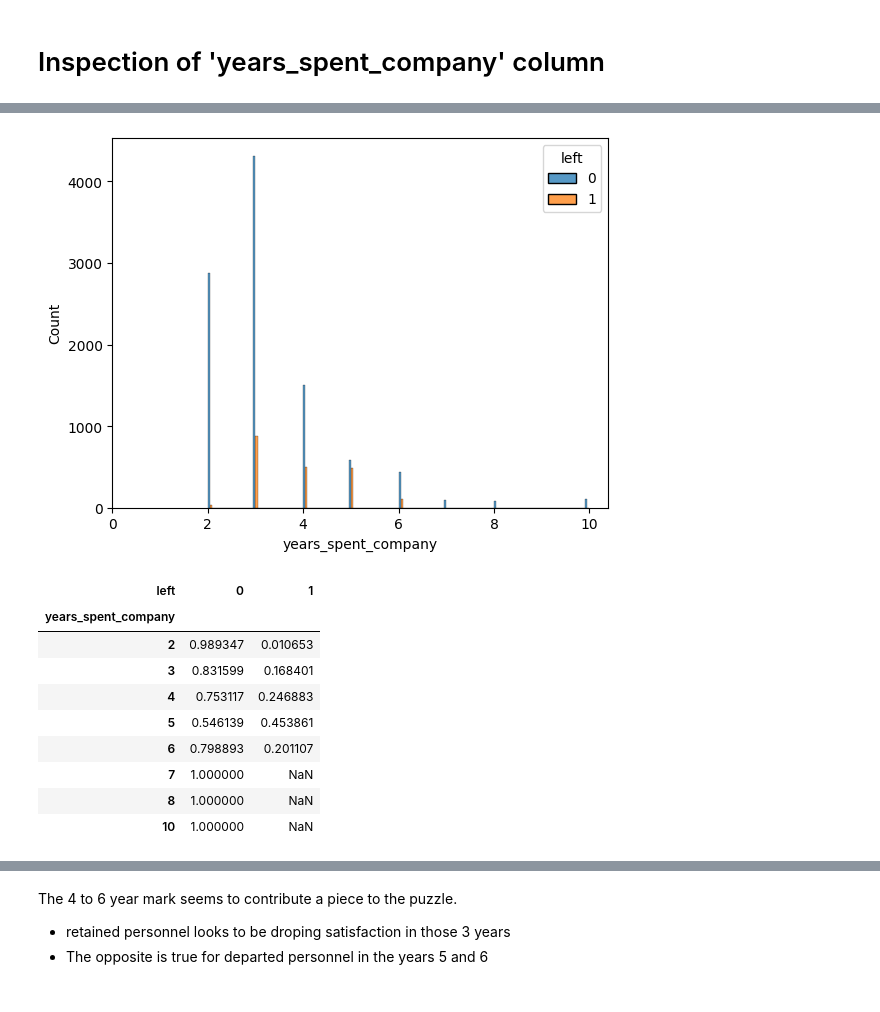
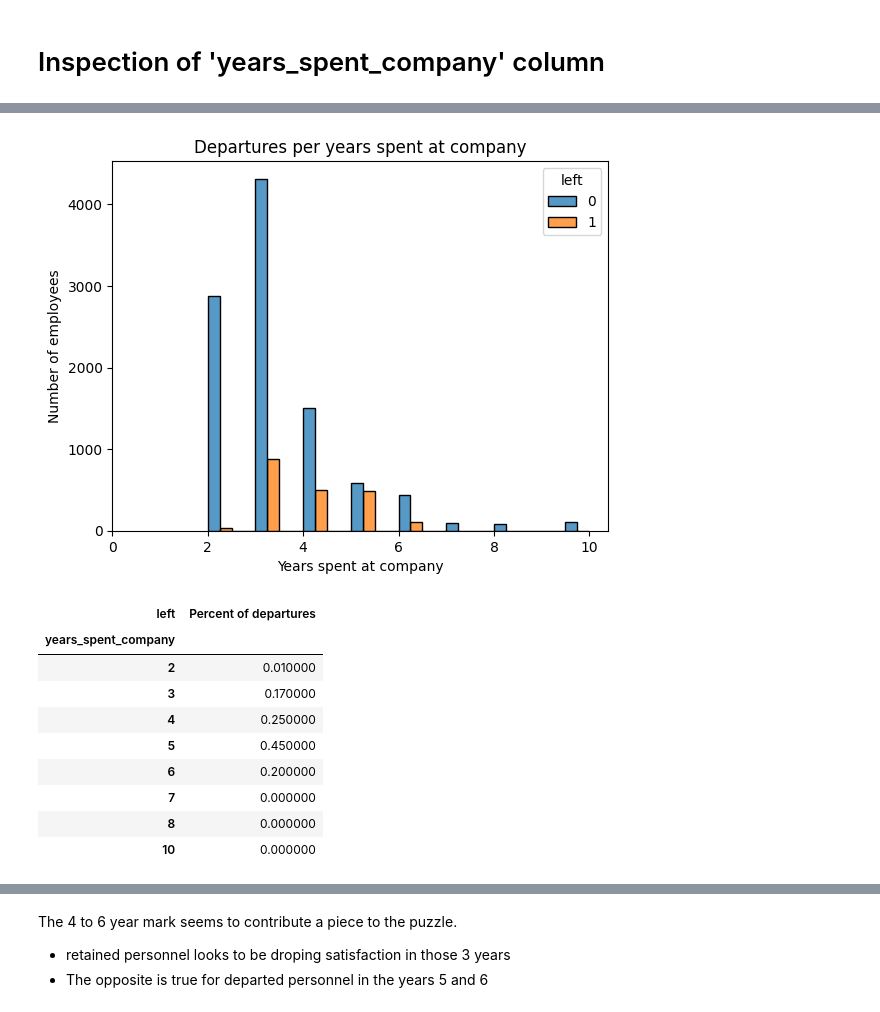
Before and after one commit to Max0513/Turn-over-analysis---Saliford-, a Jupyter notebook: Notebooks/data_cleanup.ipynb, the cells around one changed output, grey strips where cells are left out. Cells and saved outputs as stored; diff of their text form; code cells hidden in the pictures.

Commit message:
Cleaning figures and updating Readme

```diff
--- a/Notebooks/data_cleanup.ipynb
+++ b/Notebooks/data_cleanup.ipynb
@@ -637,6 +652,10 @@ sns.scatterplot(data=df1,x='average_montly_hours',y='satisfaction_level',hue='le
 # %% [markdown]
 # Inspection of 'years_spent_company' column
 # %%
-sns.histplot(data=df1,x='years_spent_company',hue='left',multiple='dodge')
+sns.histplot(data=df1,x='years_spent_company',hue='left',multiple='dodge',binwidth=0.5)
+plt.title('Departures per years spent at company')
+plt.xlabel('Years spent at company')
+plt.ylabel('Number of employees')
+plt.savefig('../reports/figures/leave_per_years_at_company.png')
 plt.xlim(left=0)
 # %% [output]
@@ -644,14 +663,25 @@ plt.xlim(left=0)
-[figure, old version]
+[figure, new version]
 # %%
-df1[['years_spent_company','left']].groupby(by='years_spent_company').value_counts(normalize=True).unstack()
+table_departures_per_year = (
+    df1[['years_spent_company','left']]
+    .groupby(by='years_spent_company').value_counts(normalize=True)
+    .unstack()
+    [[1]]
+    .rename(columns={1:'Percent of departures'})
+    .round(2)
+    .fillna(0)
+    .style.background_gradient()
+)
+
+table_departures_per_year
 # %% [output]
-| left | 0 | 1 |
-| years_spent_company |  |  |
-| 2 | 0.989347 | 0.010653 |
-| 3 | 0.831599 | 0.168401 |
-| 4 | 0.753117 | 0.246883 |
-| 5 | 0.546139 | 0.453861 |
-| 6 | 0.798893 | 0.201107 |
-| 7 | 1.000000 | NaN |
-| 8 | 1.000000 | NaN |
-| 10 | 1.000000 | NaN |
+| left | Percent of departures |
+| years_spent_company |  |
+| 2 | 0.010000 |
+| 3 | 0.170000 |
+| 4 | 0.250000 |
+| 5 | 0.450000 |
+| 6 | 0.200000 |
+| 7 | 0.000000 |
+| 8 | 0.000000 |
+| 10 | 0.000000 |
```
Also changed, not shown: parts of 24 cells of this notebook, 10 other files.
